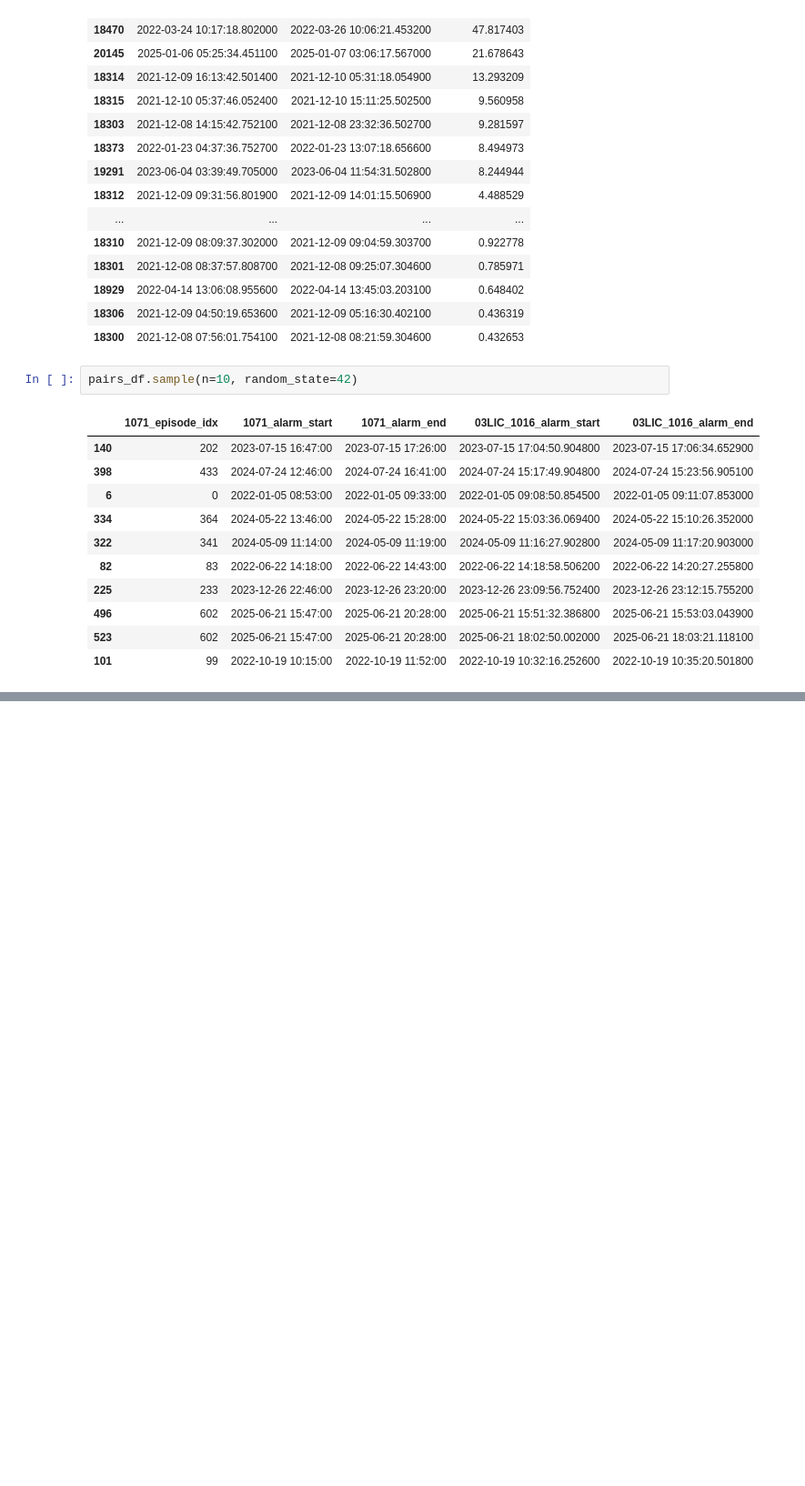
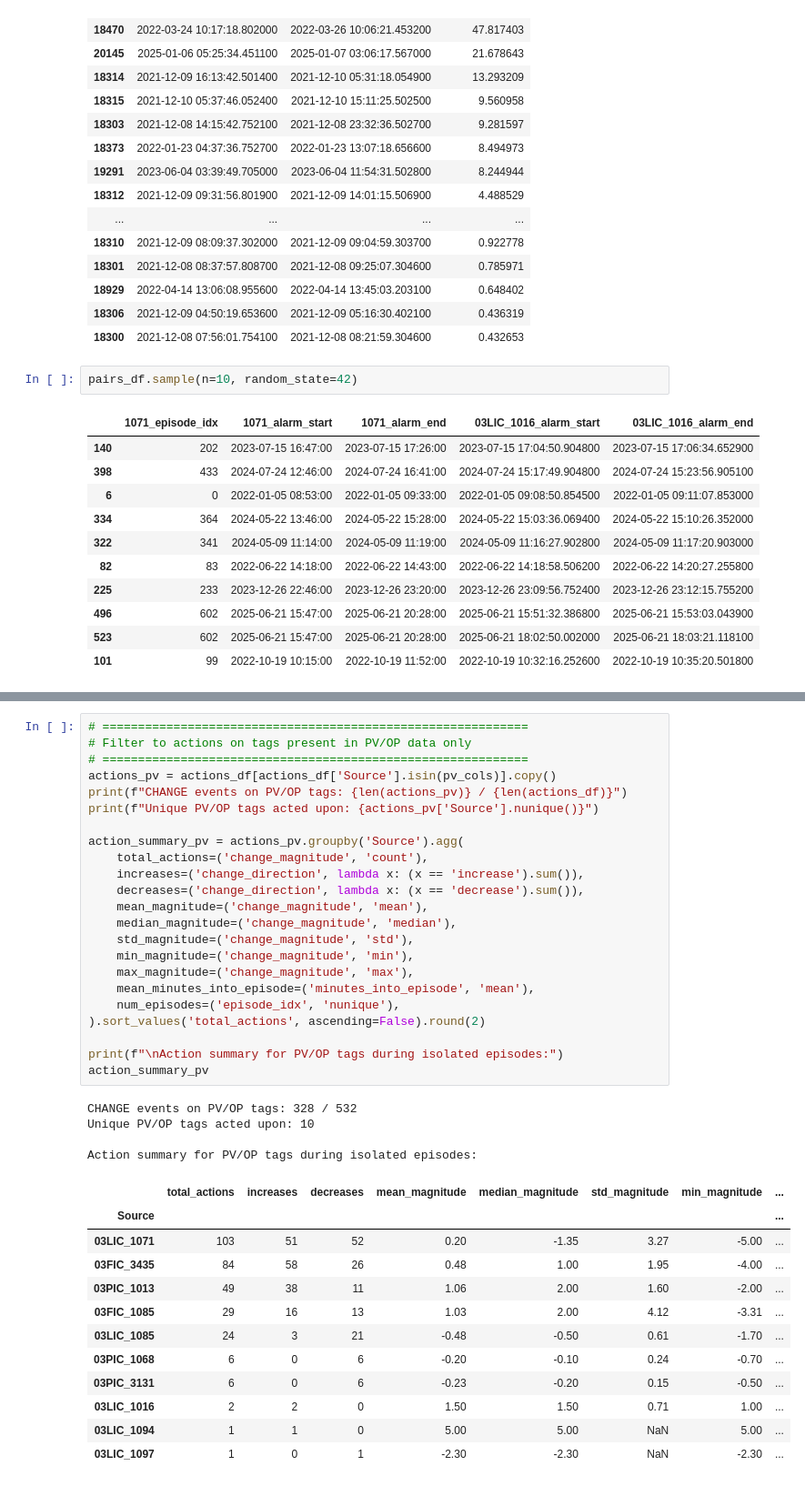
Before and after one commit to H604827/ControlActions, a Jupyter notebook: EXPERIMENTS/isolated_alarm_episode_analysis.ipynb, the cells around one changed output, grey strips where cells are left out. Shown at 91% size. Cells and saved outputs as stored; diff of their text form; blank space fills up the shorter version.

```diff
--- a/EXPERIMENTS/isolated_alarm_episode_analysis.ipynb
+++ b/EXPERIMENTS/isolated_alarm_episode_analysis.ipynb
@@ -504,0 +969,40 @@ pairs_df.sample(n=10, random_state=42)
+# %%
+# ============================================================
+# Filter to actions on tags present in PV/OP data only
+# ============================================================
+actions_pv = actions_df[actions_df['Source'].isin(pv_cols)].copy()
+print(f"CHANGE events on PV/OP tags: {len(actions_pv)} / {len(actions_df)}")
+print(f"Unique PV/OP tags acted upon: {actions_pv['Source'].nunique()}")
+
+action_summary_pv = actions_pv.groupby('Source').agg(
+    total_actions=('change_magnitude', 'count'),
+    increases=('change_direction', lambda x: (x == 'increase').sum()),
+    decreases=('change_direction', lambda x: (x == 'decrease').sum()),
+    mean_magnitude=('change_magnitude', 'mean'),
+    median_magnitude=('change_magnitude', 'median'),
+    std_magnitude=('change_magnitude', 'std'),
+    min_magnitude=('change_magnitude', 'min'),
+    max_magnitude=('change_magnitude', 'max'),
+    mean_minutes_into_episode=('minutes_into_episode', 'mean'),
+    num_episodes=('episode_idx', 'nunique'),
+).sort_values('total_actions', ascending=False).round(2)
+
+print(f"\nAction summary for PV/OP tags during isolated episodes:")
+action_summary_pv
+# %% [output]
+CHANGE events on PV/OP tags: 328 / 532
+Unique PV/OP tags acted upon: 10
+
+Action summary for PV/OP tags during isolated episodes:
+|  | total_actions | increases | decreases | mean_magnitude | median_magnitude | std_magnitude | min_magnitude | ... |
+| Source |  |  |  |  |  |  |  | ... |
+| 03LIC_1071 | 103 | 51 | 52 | 0.20 | -1.35 | 3.27 | -5.00 | ... |
+| 03FIC_3435 | 84 | 58 | 26 | 0.48 | 1.00 | 1.95 | -4.00 | ... |
+| 03PIC_1013 | 49 | 38 | 11 | 1.06 | 2.00 | 1.60 | -2.00 | ... |
+| 03FIC_1085 | 29 | 16 | 13 | 1.03 | 2.00 | 4.12 | -3.31 | ... |
+| 03LIC_1085 | 24 | 3 | 21 | -0.48 | -0.50 | 0.61 | -1.70 | ... |
+| 03PIC_1068 | 6 | 0 | 6 | -0.20 | -0.10 | 0.24 | -0.70 | ... |
+| 03PIC_3131 | 6 | 0 | 6 | -0.23 | -0.20 | 0.15 | -0.50 | ... |
+| 03LIC_1016 | 2 | 2 | 0 | 1.50 | 1.50 | 0.71 | 1.00 | ... |
+| 03LIC_1094 | 1 | 1 | 0 | 5.00 | 5.00 | NaN | 5.00 | ... |
+| 03LIC_1097 | 1 | 0 | 1 | -2.30 | -2.30 | NaN | -2.30 | ... |
```
Also changed, not shown: parts of 19 cells of this notebook, 2 other files.
